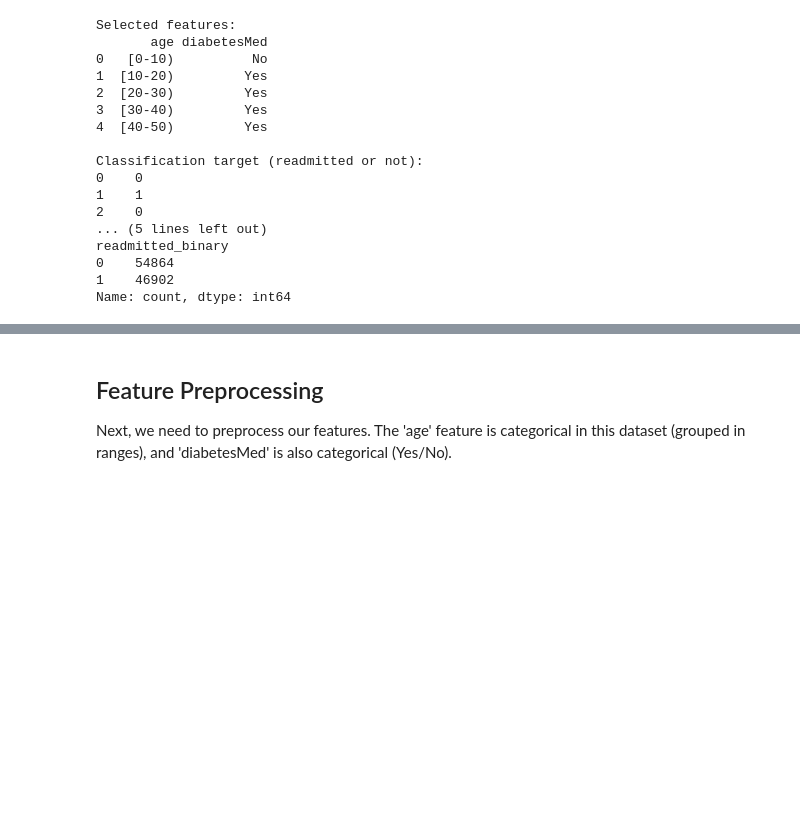
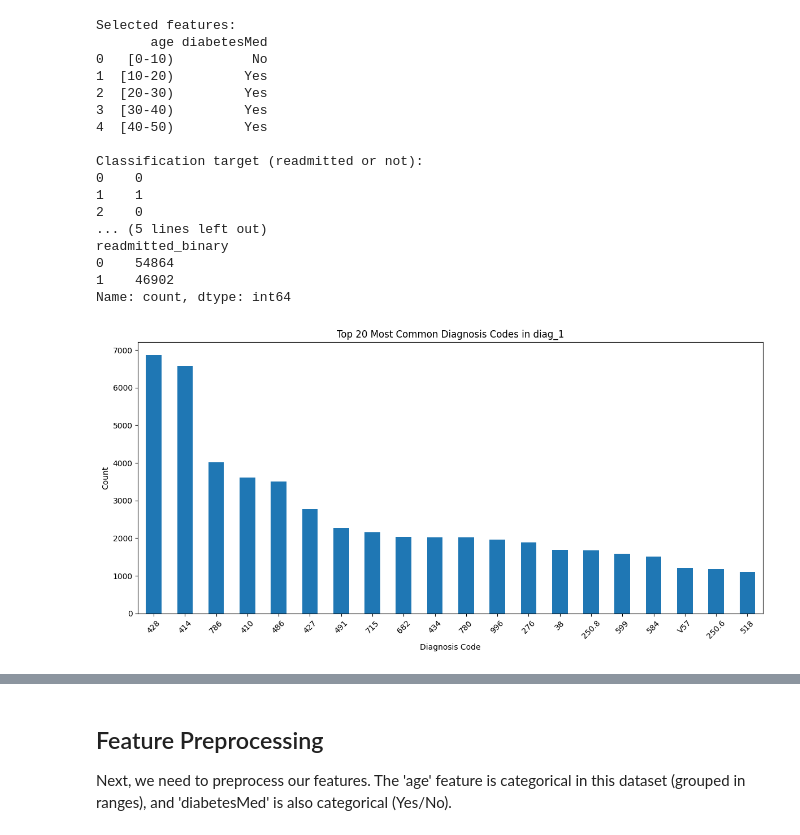
Before and after one commit to aaalras1/Diabetes-ML-178, a Jupyter notebook: Schostic gradient descent with age and diabetes meds.ipynb, the cells around one changed output, grey strips where cells are left out. Cells and saved outputs as stored; diff of their text form; code cells hidden in the pictures; blank space fills up the shorter version.

Commit message:
Checking diagnosis codes

```diff
--- a/Schostic gradient descent with age and diabetes meds.ipynb
+++ b/Schostic gradient descent with age and diabetes meds.ipynb
@@ -66,3 +66,23 @@ readmitted_binary
 0    54864
 1    46902
 Name: count, dtype: int64
+# %%
+import pandas as pd
+import matplotlib.pyplot as plt
+
+# Count the occurrences of each unique diagnosis code in diag_1
+diag_counts = df['diag_1'].value_counts().sort_values(ascending=False)
+
+# Display the top 20 most common diagnosis codes
+top_20 = diag_counts.head(20)
+
+plt.figure(figsize=(12, 6))
+top_20.plot(kind='bar')
+plt.title('Top 20 Most Common Diagnosis Codes in diag_1')
+plt.xlabel('Diagnosis Code')
+plt.ylabel('Count')
+plt.xticks(rotation=45)
+plt.tight_layout()
+plt.show()
+# %% [output]
+[figure, added]
```
Also changed, not shown: parts of 1 cell of this notebook.
